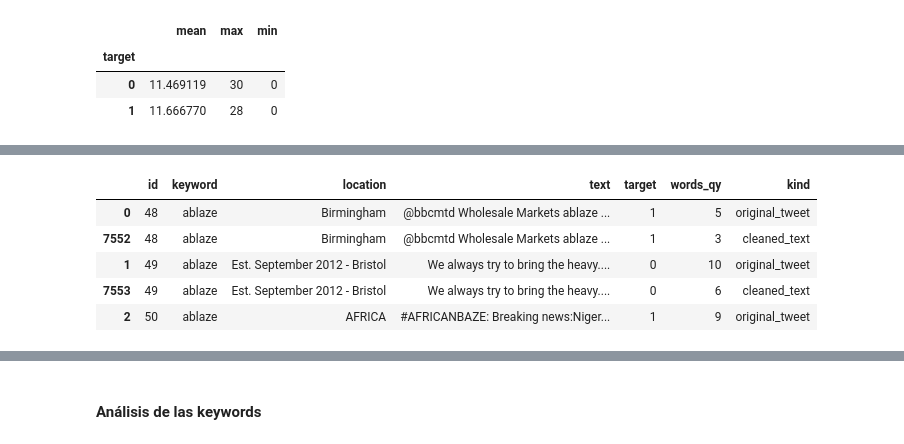
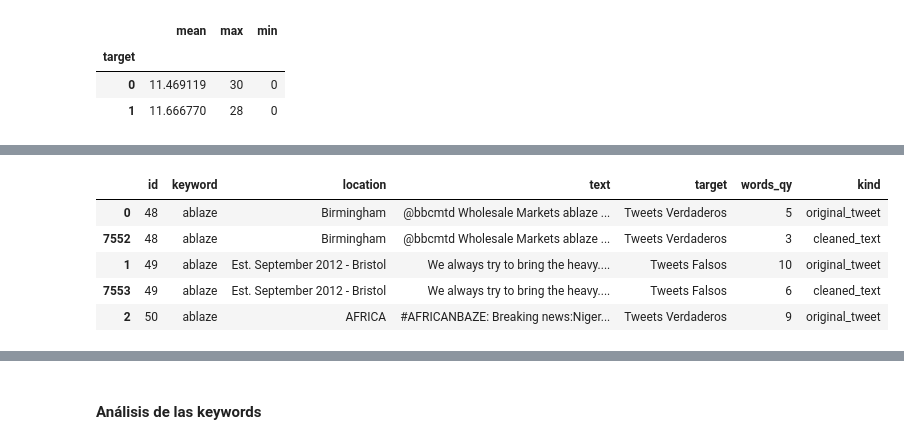
Before and after one commit to gusper01/TP1FIUBA, a Jupyter notebook: Copia_de_Copia_de_TP1_primer_analisis.ipynb, the cells around one changed output, grey strips where cells are left out. Drawn from its saved outputs; the diff is of its cells as text; code cells hidden in the pictures.

```diff
--- a/Copia_de_Copia_de_TP1_primer_analisis.ipynb
+++ b/Copia_de_Copia_de_TP1_primer_analisis.ipynb
@@ -202,19 +209,20 @@ plt.show()
 # %%
 # Voy a darle a los datos la forma que necesito para hacer el violin plot con dos
 # categóricos: el target y si el texto fue o no limpiado
 
 train_words_qy['kind'] = 'original_tweet'
 train_clean_text_words_qy = train_clean_text_words_qy[['id', 'keyword', 'location', 'text', 'target', 'words_qy']]
 train_clean_text_words_qy['kind'] = 'cleaned_text'
 data_violin_plot = train_words_qy.append(train_clean_text_words_qy, ignore_index = True).sort_values('id')
+data_violin_plot['target'].replace({0:'Tweets Falsos', 1:'Tweets Verdaderos'}, inplace = True)
 data_violin_plot.head()
 # %% [output]
 |  | id | keyword | location | text | target | words_qy | kind |
-| 0 | 48 | ablaze | Birmingham | @bbcmtd Wholesale Markets ablaze ... | 1 | 5 | original_tweet |
-| 7552 | 48 | ablaze | Birmingham | @bbcmtd Wholesale Markets ablaze ... | 1 | 3 | cleaned_text |
-| 1 | 49 | ablaze | Est. September 2012 - Bristol | We always try to bring the heavy.... | 0 | 10 | original_tweet |
-| 7553 | 49 | ablaze | Est. September 2012 - Bristol | We always try to bring the heavy.... | 0 | 6 | cleaned_text |
-| 2 | 50 | ablaze | AFRICA | #AFRICANBAZE: Breaking news:Niger... | 1 | 9 | original_tweet |
+| 0 | 48 | ablaze | Birmingham | @bbcmtd Wholesale Markets ablaze ... | Tweets Verdaderos | 5 | original_tweet |
+| 7552 | 48 | ablaze | Birmingham | @bbcmtd Wholesale Markets ablaze ... | Tweets Verdaderos | 3 | cleaned_text |
+| 1 | 49 | ablaze | Est. September 2012 - Bristol | We always try to bring the heavy.... | Tweets Falsos | 10 | original_tweet |
+| 7553 | 49 | ablaze | Est. September 2012 - Bristol | We always try to bring the heavy.... | Tweets Falsos | 6 | cleaned_text |
+| 2 | 50 | ablaze | AFRICA | #AFRICANBAZE: Breaking news:Niger... | Tweets Verdaderos | 9 | original_tweet |
 # %%
 # Violin plot
 fig, ax = plt.subplots(nrows = 1, ncols = 1, figsize = (18, 8))
```
Also changed, not shown: parts of 8 cells of this notebook, 4 other files.
